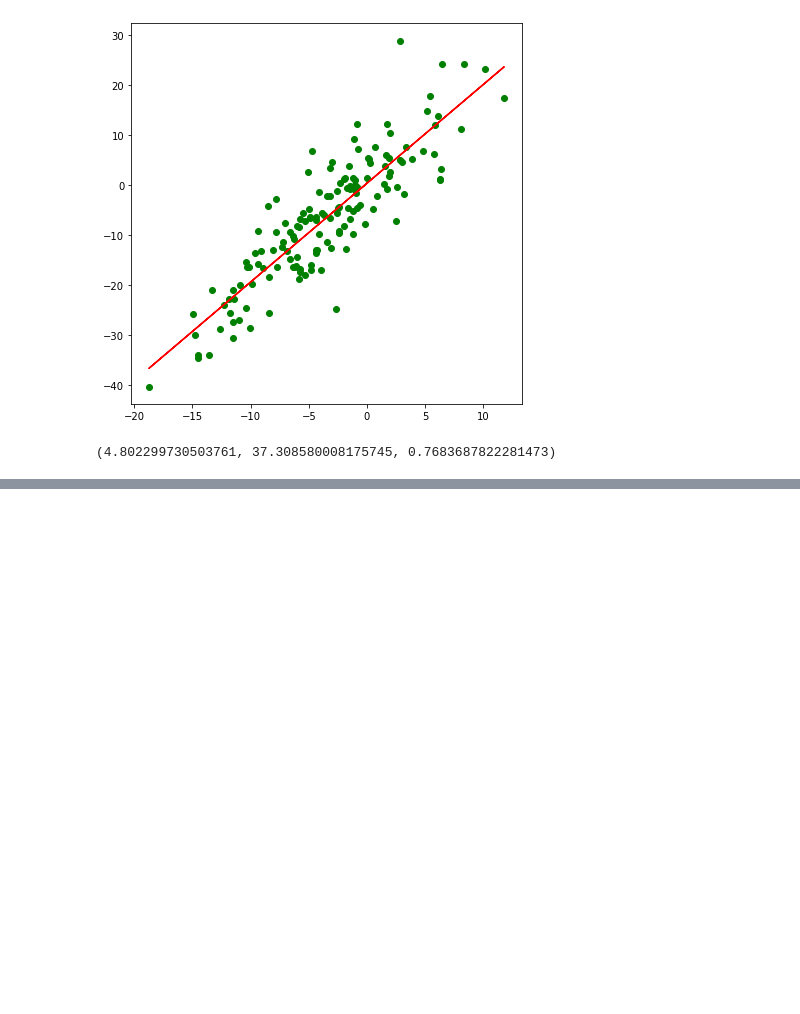
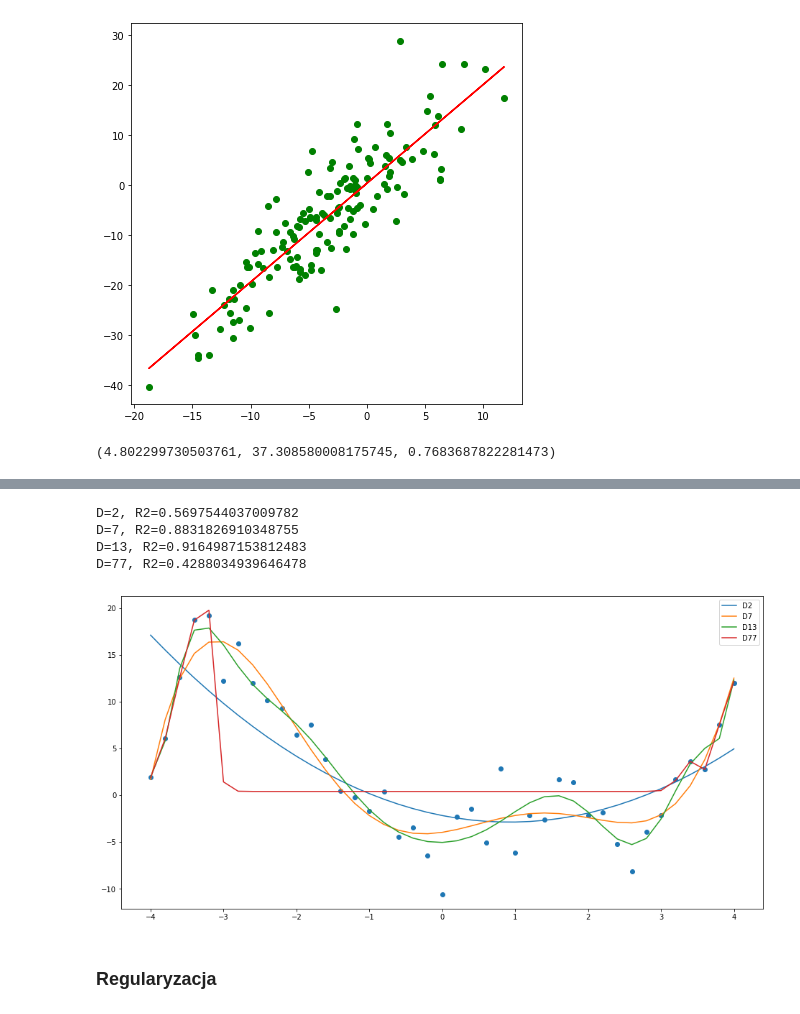
Before and after one commit to pad1903alx/kursalx, a Jupyter notebook: Dzien06/02-regresja.ipynb, the cells around one changed output, grey strips where cells are left out. Saved outputs shown, nothing was run; the diff lists cells and outputs as text; code cells hidden in the pictures; blank space fills up the shorter version.

```diff
--- a/Dzien06/02-regresja.ipynb
+++ b/Dzien06/02-regresja.ipynb
@@ -103,0 +184,3 @@ mean_absolute_error(y, y_pred), mean_squared_error(y, y_pred), r2_score(y, y_pre
+# %%
+pf = PolynomialFeatures(degree=3)
+X_poly = pf.fit_transform(X)
@@ -103,0 +195,25 @@ mean_absolute_error(y, y_pred), mean_squared_error(y, y_pred), r2_score(y, y_pre
+# %%
+plt.figure(figsize=(16,8))
+plt.scatter(X, y)
+
+for degree in [2,7,13,77]: #range(3,25,4):
+    pf = PolynomialFeatures(degree)
+    X_poly = pf.fit_transform(X)
+
+    model = LinearRegression()
+    model.fit(X_poly, y)
+    y_pred = model.predict(X_poly)
+
+    plt.plot(X, y_pred, label=f"D{degree}")
+    print(f"D={degree}, R2={r2_score(y,y_pred)}")
+
+plt.legend()
+plt.show()
+# %% [output]
+D=2, R2=0.5697544037009782
+D=7, R2=0.8831826910348755
+D=13, R2=0.9164987153812483
+D=77, R2=0.4288034939646478
+[figure, added]
+# %% [markdown]
+### Regularyzacja
```
Also changed, not shown: parts of 32 cells of this notebook.
